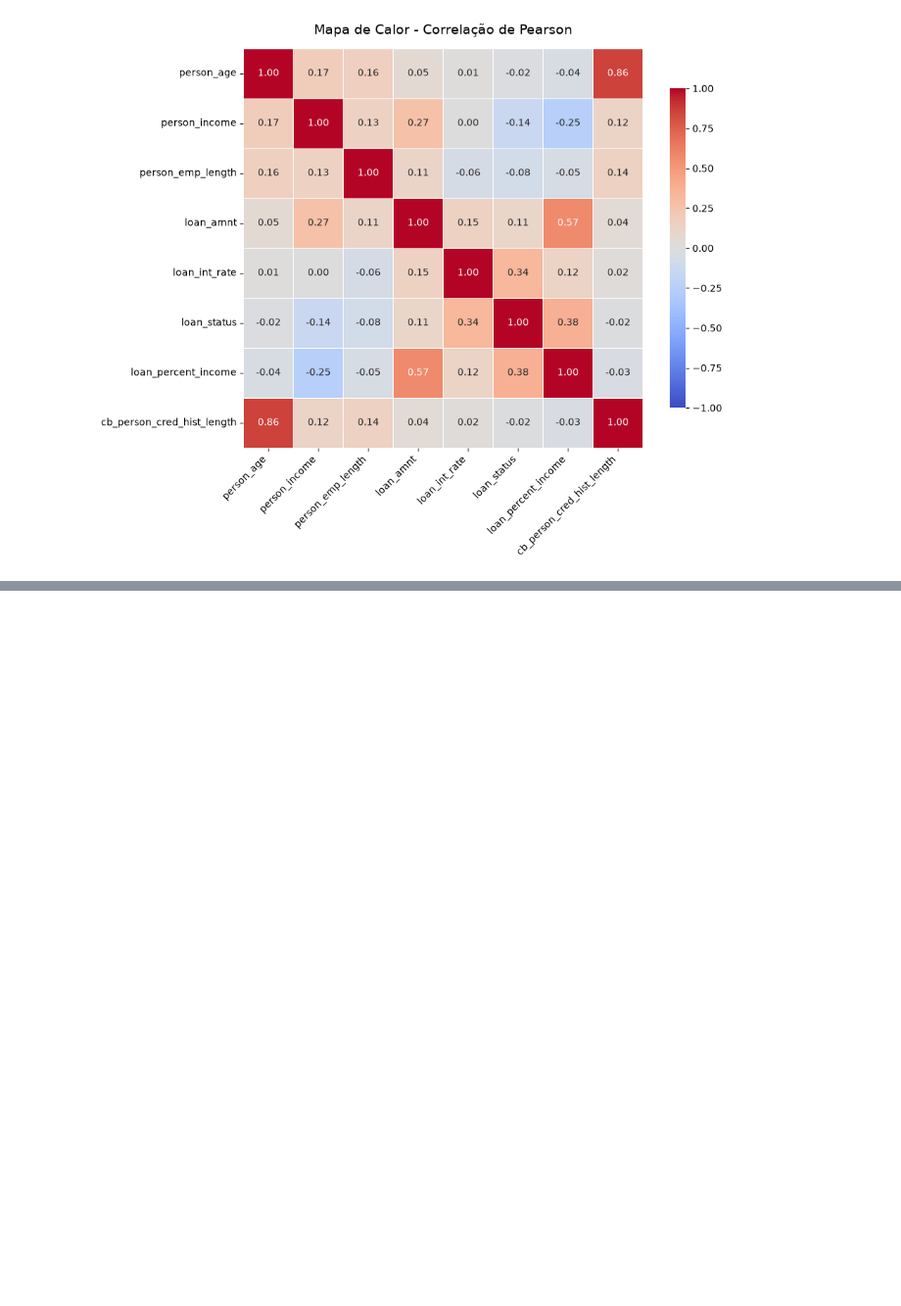
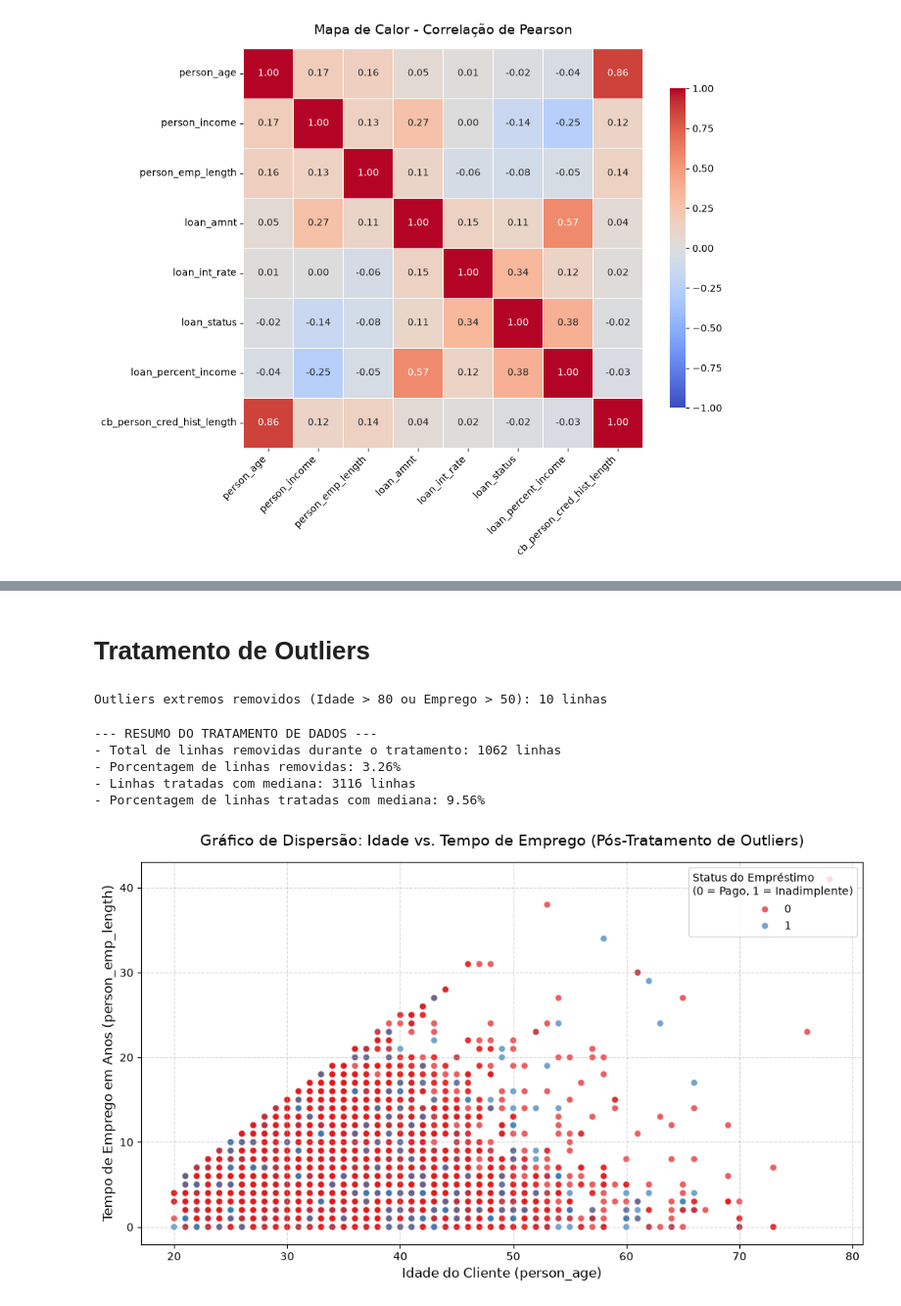
Before and after one commit to zegmundo-koziel/Projeto-Avaliativo-M1-S14, a Jupyter notebook: main.ipynb, the cells around one changed output, grey strips where cells are left out. Shown at 98% size. Saved outputs shown, nothing was run; the diff lists cells and outputs as text; code cells hidden in the pictures; blank space fills up the shorter version.

Commit message:
Finalizando a parte 02 de tratamento e limpeza

```diff
--- a/main.ipynb
+++ b/main.ipynb
@@ -180,0 +219,8 @@ plt.show()
+# %%
+print("--- Iniciando o Pipeline de Preparação de Dados ---\n")
+
+total_duplicadas = df.duplicated().sum()
+df_tratado = df.drop_duplicates().copy()
+print(f" Linhas duplicadas removidas: {total_duplicadas}")
+# Exibe o tamanho do dataframe após a remoção de duplicadas
+print(f"O dataframe possui {df_tratado.shape[1]} colunas e {df_tratado.shape[0]} linhas.")
@@ -180,0 +262,54 @@ plt.show()
+# %% [markdown]
+# Tratamento de Outliers
+# %%
+linhas_antes_outliers = df_tratado.shape
+df_tratado = df_tratado[df_tratado['person_age'] < 80]
+df_tratado = df_tratado[df_tratado['person_emp_length'] < 50]
+linhas_removidas_outliers = linhas_antes_outliers[0] - df_tratado.shape[0]
+print(f"Outliers extremos removidos (Idade > 80 ou Emprego > 50): {linhas_removidas_outliers} linhas")
+# %% [output]
+Outliers extremos removidos (Idade > 80 ou Emprego > 50): 10 linhas
+# %%
+# diferença de linhas e colunas entre o dataset original e o dataset tratado
+total_linhas_removidas = df.shape[0] - df_tratado.shape[0]
+porcentagem_linhas_removidas = (total_linhas_removidas / df.shape[0]) * 100
+# Linhas tratadas com a mediana
+linhas_tratadas_mediana = df['loan_int_rate'].isnull().sum()
+porcentagem_linhas_tratadas = (linhas_tratadas_mediana / df.shape[0]) * 100
+
+print("--- RESUMO DO TRATAMENTO DE DADOS ---")
+print(f"- Total de linhas removidas durante o tratamento: {total_linhas_removidas} linhas")
+print(f"- Porcentagem de linhas removidas: {porcentagem_linhas_removidas:.2f}%")
+print(f"- Linhas tratadas com mediana: {linhas_tratadas_mediana} linhas")
+print(f"- Porcentagem de linhas tratadas com mediana: {porcentagem_linhas_tratadas:.2f}%")
+# %% [output]
+--- RESUMO DO TRATAMENTO DE DADOS ---
+- Total de linhas removidas durante o tratamento: 1062 linhas
+- Porcentagem de linhas removidas: 3.26%
+- Linhas tratadas com mediana: 3116 linhas
+- Porcentagem de linhas tratadas com mediana: 9.56%
+# %%
+# Gráfico 5: Gráfico de Dispersão de Outliers pós-tratamento
+plt.figure(figsize=(10, 6))
+
+# Idade vs Tempo de Emprego e colorindo pelo Status do Empréstimo
+sns.scatterplot(
+    data=df_tratado,
+    x='person_age',
+    y='person_emp_length',
+    hue='loan_status',
+    palette='Set1',
+    alpha=0.7,
+    edgecolor='w'
+)
+
+plt.title('Gráfico de Dispersão: Idade vs. Tempo de Emprego (Pós-Tratamento de Outliers)', fontsize=14, pad=15)
+plt.xlabel('Idade do Cliente (person_age)', fontsize=12)
+plt.ylabel('Tempo de Emprego em Anos (person_emp_length)', fontsize=12)
+plt.legend(title='Status do Empréstimo\n(0 = Pago, 1 = Inadimplente)', loc='upper right')
+plt.grid(True, linestyle='--', alpha=0.5)
+
+plt.tight_layout()
+plt.show()
+# %% [output]
+[figure, added]
```
Also changed, not shown: parts of 15 cells of this notebook.
